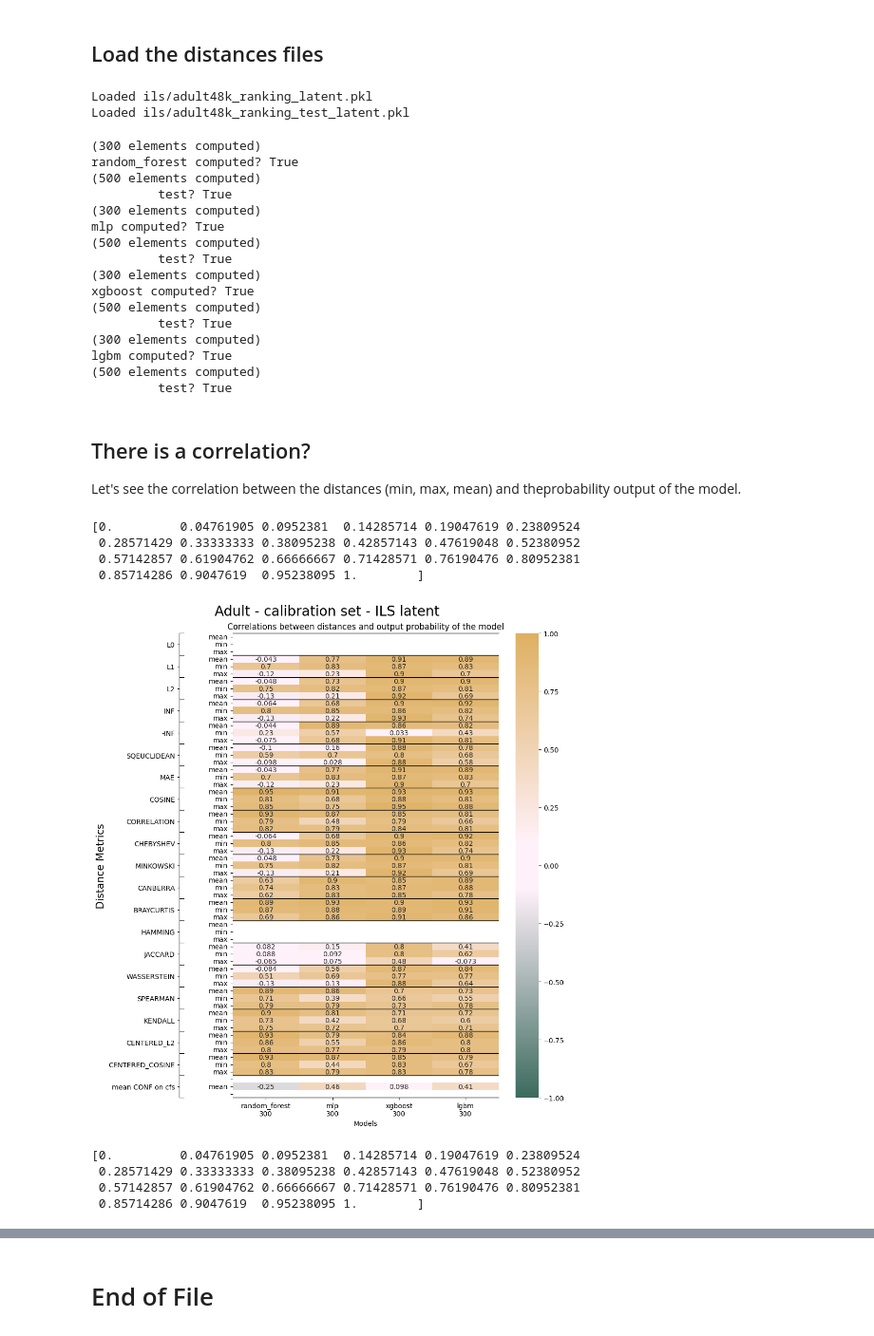
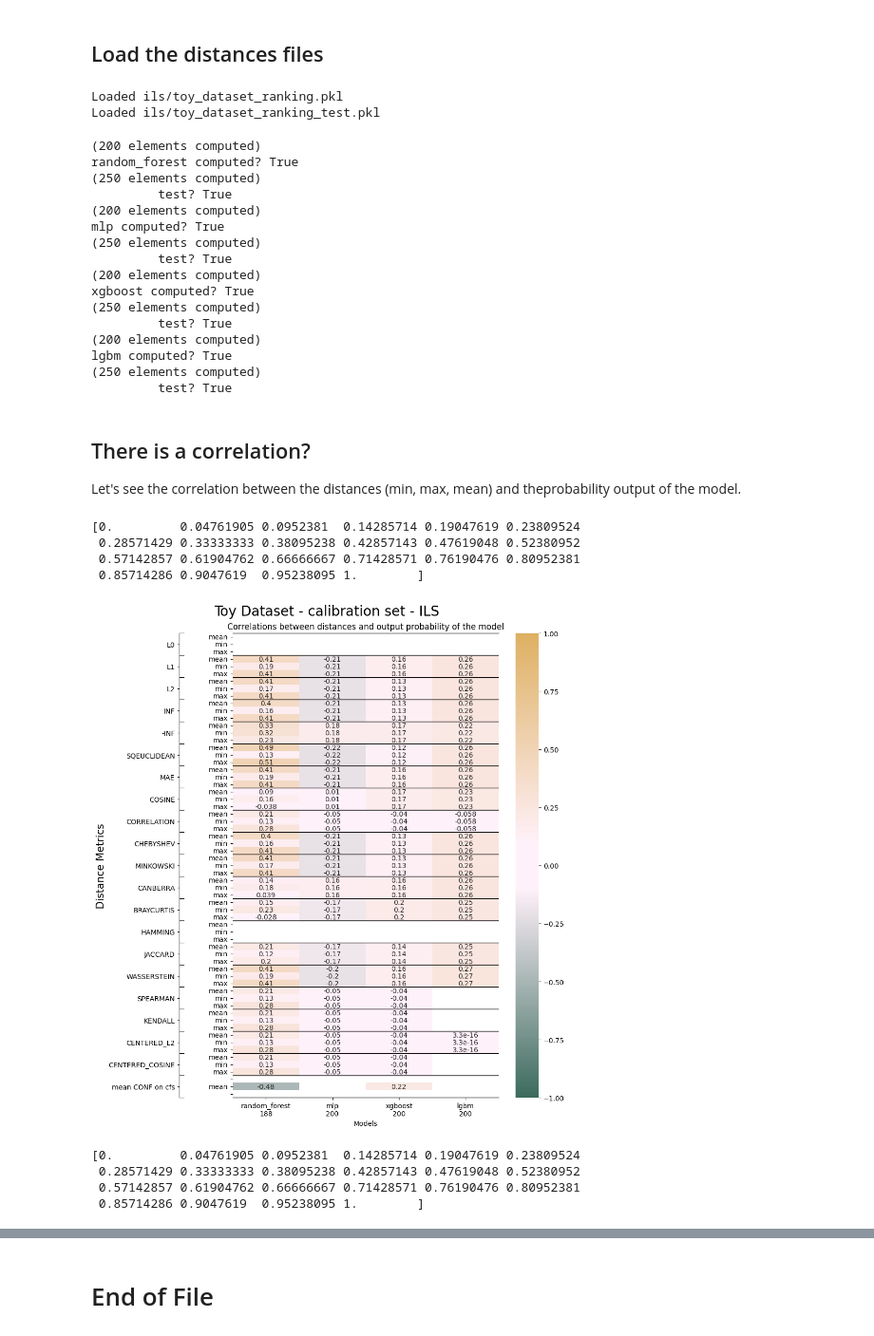
Before and after one commit to clarapunzi/SC-CE, a Jupyter notebook: 3_correlation_and_distances_plot.ipynb, the cells around one changed output, grey strips where cells are left out. Shown at 95% size. Cells and saved outputs as stored; diff of their text form; code cells hidden in the pictures.

```diff
--- a/3_correlation_and_distances_plot.ipynb
+++ b/3_correlation_and_distances_plot.ipynb
@@ -35,12 +35,12 @@ config = utl.load_config('config.yaml')
 cf_results = config['paths']['counterfactuals']
 
 
+dt_name = "adult48k"
 dt_name = "german_credit"
 dt_name = "toy_dataset"
-dt_name = "adult48k"
 cf_method = 'dice'
 cf_method = 'ils'#dice or 'debug'
-cf_latent = True
+cf_latent = False
 
 
 name_dataset = {"german_credit": "German Credit",
@@ -107,8 +107,8 @@ if utl.check_file_exists(fname_test):
 else:
     print("!"*6,fname_test, "not found")
 # %% [output]
-Loaded ils/adult48k_ranking_latent.pkl
-Loaded ils/adult48k_ranking_test_latent.pkl
+Loaded ils/toy_dataset_ranking.pkl
+Loaded ils/toy_dataset_ranking_test.pkl
 # %%
 def check_res(stats_dict = all_stats,k="mlp"):
     """this function return True if the distances related to the model k are already computed"""
@@ -124,21 +124,21 @@ for k in models.keys():
 
     print("\t","test?",check_res(stats_dict=all_stats_test,k=k))
 # %% [output]
-(300 elements computed)
+(200 elements computed)
 random_forest computed? True
-(500 elements computed)
+(250 elements computed)
          test? True
-(300 elements computed)
+(200 elements computed)
 mlp computed? True
-(500 elements computed)
+(250 elements computed)
          test? True
-(300 elements computed)
+(200 elements computed)
 xgboost computed? True
-(500 elements computed)
+(250 elements computed)
          test? True
-(300 elements computed)
+(200 elements computed)
 lgbm computed? True
-(500 elements computed)
+(250 elements computed)
          test? True
 # %%
 
@@ -290,35 +290,36 @@ for compute_test in [False,True]:
     ticks_positions = (3*np.arange(0, len(metrics)+2))
     ticks_positions=ticks_positions/ticks_positions.max()
     print(ticks_positions)
     ax_.set_yticks(ticks_positions)
     ax_.set_yticklabels([""]*len(metrics)+[""]*2)
 
     ax_.spines["right"].set_visible(False)
     ax_metrics.spines["right"].set_visible(False)
     plt.suptitle(name_dataset+
                  " - "+("test set" if compute_test else "calibration set")+
                  " - "+cf_method.upper() +
                  (" latent" if cf_latent else "")
                  , fontsize=20)
     plt.tight_layout()
     # save the figure
     fig_name = os.path.join("plots",dt_name,
                             "Correlations_"+dt_name+"_"+("test" if compute_test else "cal")+"_"+cf_method+("_latent" if cf_latent else "")+".pdf")
-
+    # create the folder if it does not exist
+    os.makedirs(os.path.join("plots",dt_name),exist_ok=True)
     plt.savefig(fig_name)
     #plt.savefig(fig_name.replace(".pdf",".png"))
     if True:#not compute_test:
         plt.show()
     else:
         plt.close(fig)
 
     all_all_correlations[("test" if compute_test else "cal")] = all_correlations
 # %% [output]
 [0.         0.04761905 0.0952381  0.14285714 0.19047619 0.23809524
  0.28571429 0.33333333 0.38095238 0.42857143 0.47619048 0.52380952
  0.57142857 0.61904762 0.66666667 0.71428571 0.76190476 0.80952381
  0.85714286 0.9047619  0.95238095 1.        ]
-[figure, old version]
+[figure, new version]
 [0.         0.04761905 0.0952381  0.14285714 0.19047619 0.23809524
  0.28571429 0.33333333 0.38095238 0.42857143 0.47619048 0.52380952
  0.57142857 0.61904762 0.66666667 0.71428571 0.76190476 0.80952381
```
Also changed, not shown: parts of 11 cells of this notebook, 2 other files.
